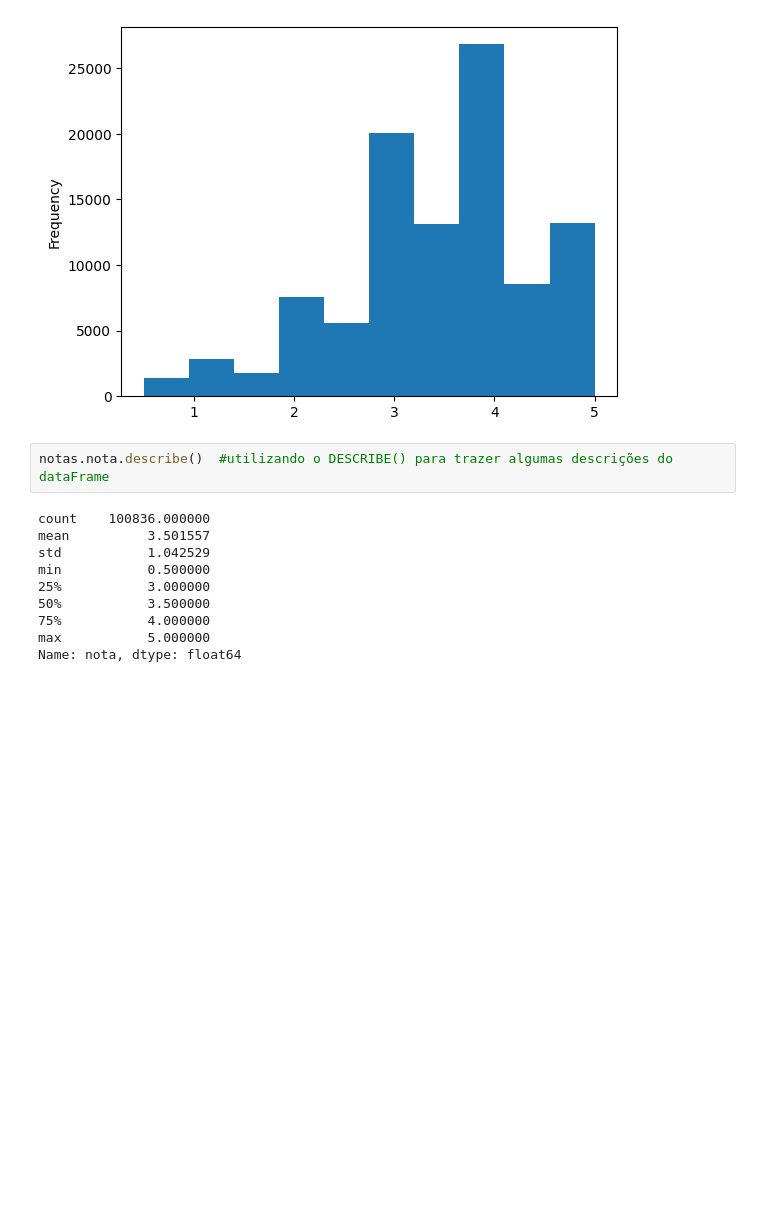
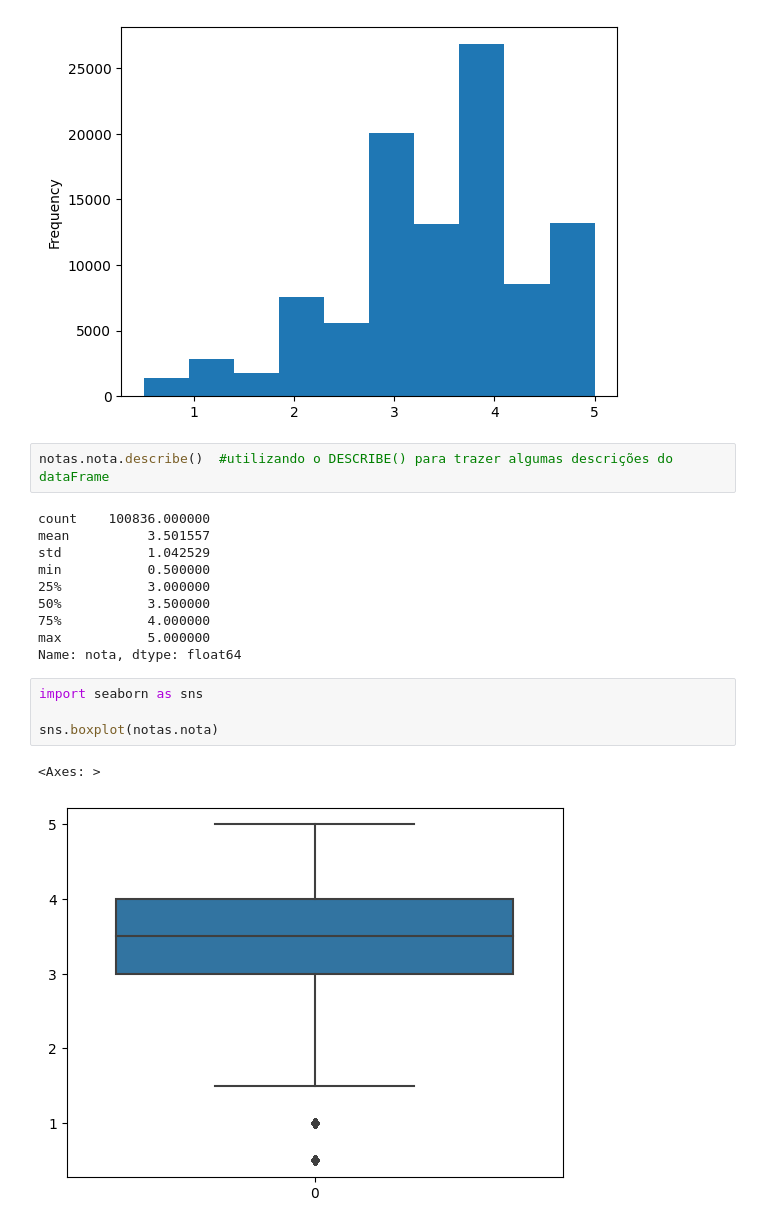
Before and after one commit to euninha1/data_science, a Jupyter notebook: introducao_ds.ipynb, the cells around one changed output. Saved outputs shown, nothing was run; the diff lists cells and outputs as text; blank space fills up the shorter version.

```diff
--- a/introducao_ds.ipynb
+++ b/introducao_ds.ipynb
@@ -83,3 +83,10 @@ min           0.500000
 75%           4.000000
 max           5.000000
 Name: nota, dtype: float64
+# %%
+import seaborn as sns
+
+sns.boxplot(notas.nota)
+# %% [output]
+<Axes: >
+[figure, added]
```
Also changed, not shown: parts of 10 cells of this notebook.
